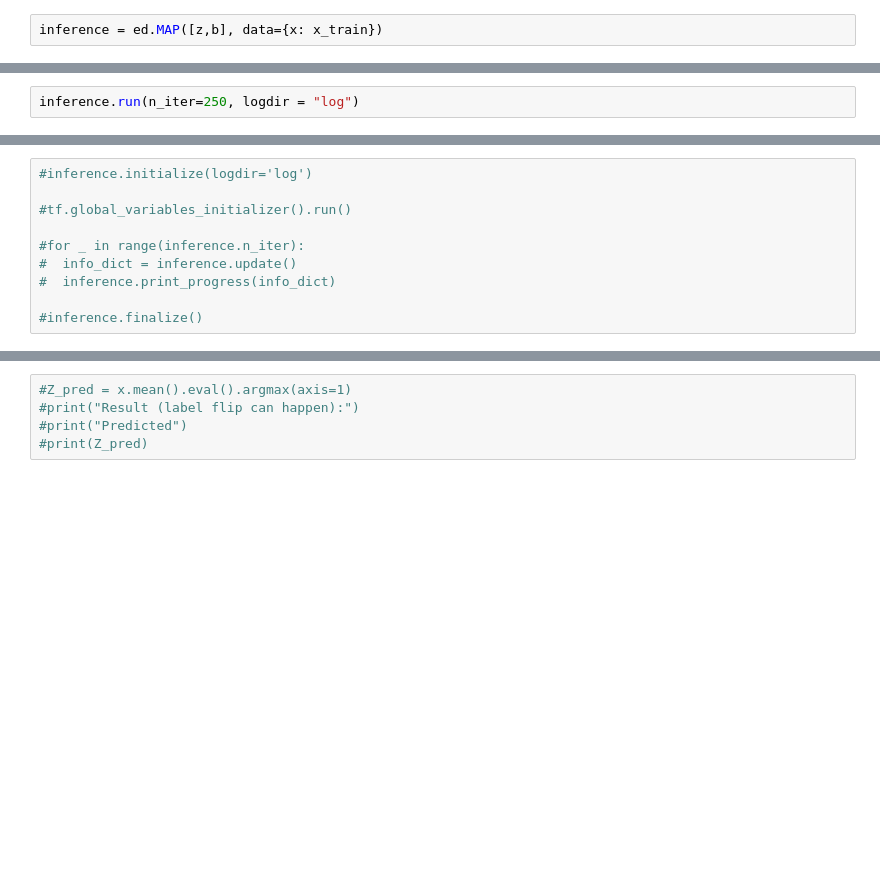
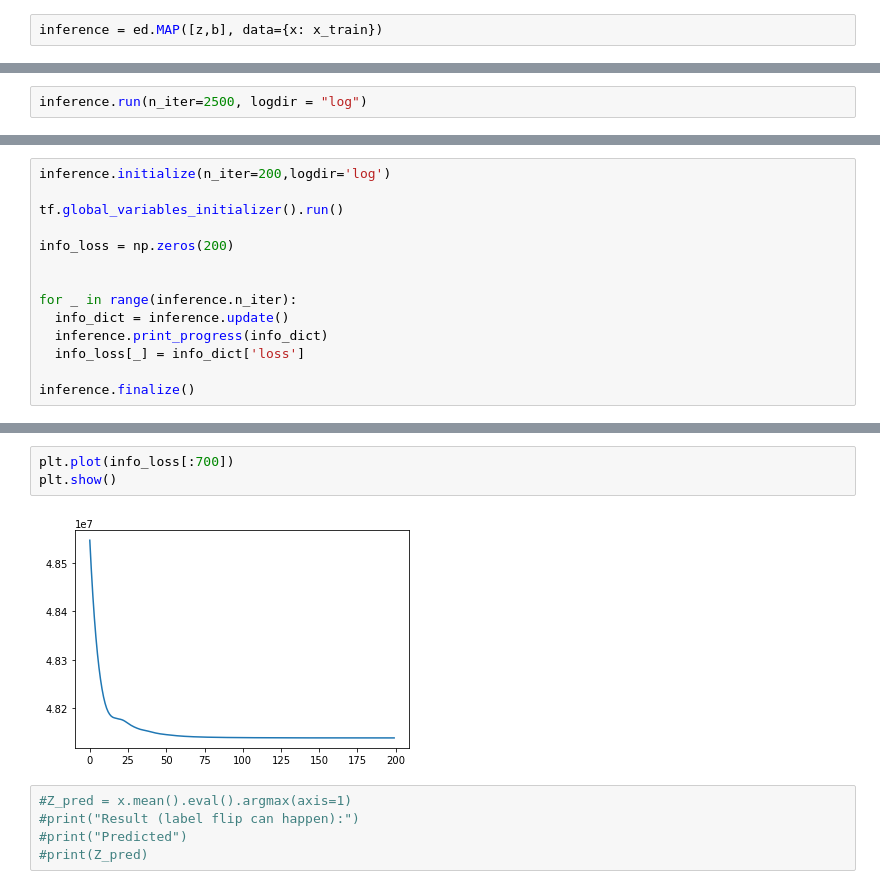
Before and after one commit to brandtoliver/Blockchain-Transaction-Classification, a Jupyter notebook: Latent_Space_Models.ipynb, the cells around one changed output, grey strips where cells are left out. Cells and saved outputs as stored; diff of their text form; blank space fills up the shorter version.

```diff
--- a/Latent_Space_Models.ipynb
+++ b/Latent_Space_Models.ipynb
@@ -93,3 +93,3 @@ inference = ed.MAP([z,b], data={x: x_train})
 # %%
-inference.run(n_iter=250, logdir = "log")
+inference.run(n_iter=2500, logdir = "log")
 # %% [output]
@@ -97,10 +97,14 @@ inference.run(n_iter=250, logdir = "log")
 # %%
-#inference.initialize(logdir='log')
+inference.initialize(n_iter=200,logdir='log')
 
-#tf.global_variables_initializer().run()
+tf.global_variables_initializer().run()
 
-#for _ in range(inference.n_iter):
-#  info_dict = inference.update()
-#  inference.print_progress(info_dict)
+info_loss = np.zeros(200)
 
-#inference.finalize()
+
+for _ in range(inference.n_iter):
+  info_dict = inference.update()
+  inference.print_progress(info_dict)
+  info_loss[_] = info_dict['loss']
+
+inference.finalize()
@@ -107,3 +113,8 @@ inference.run(n_iter=250, logdir = "log")
+# %%
+plt.plot(info_loss[:700])
+plt.show()
+# %% [output]
+[figure, added]
 # %%
 #Z_pred = x.mean().eval().argmax(axis=1)
 #print("Result (label flip can happen):")
```
Also changed, not shown: parts of 10 cells of this notebook.
